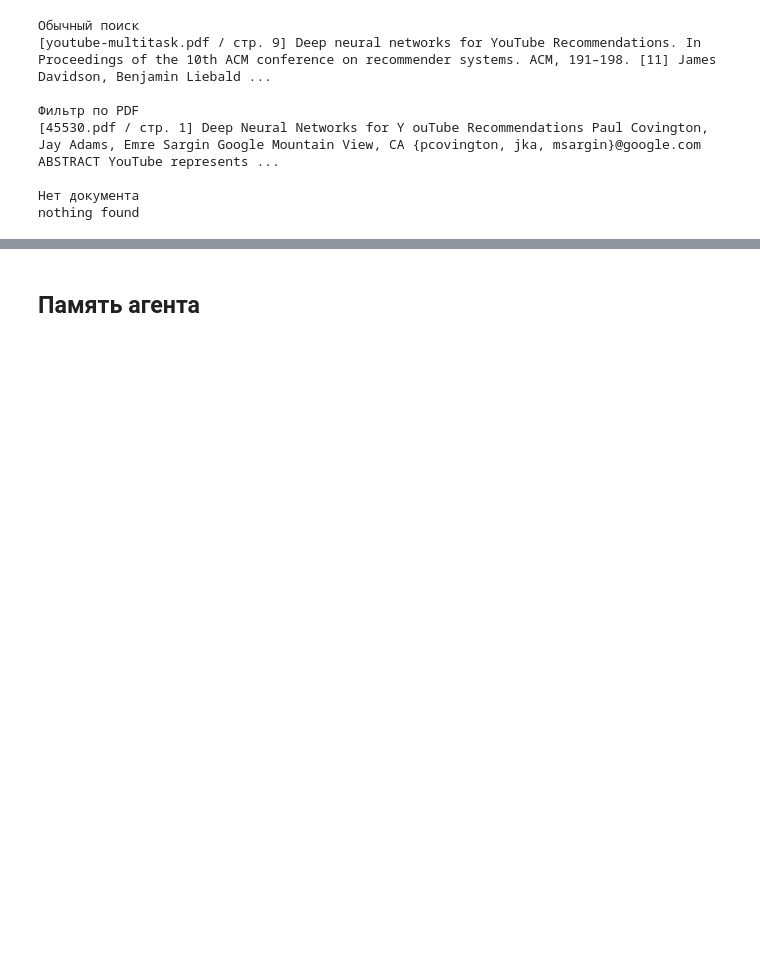
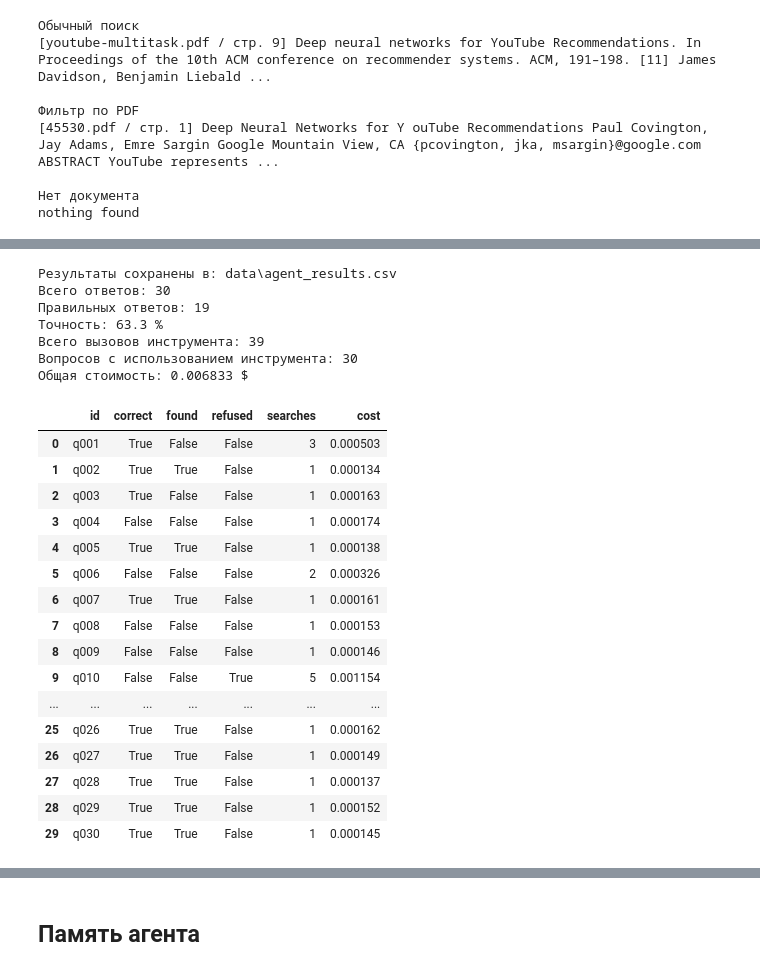
Before and after one commit to dshkkp/llm-rag-homework-02, a Jupyter notebook: homework02.ipynb, the cells around one changed output, grey strips where cells are left out. Drawn from its saved outputs; the diff is of its cells as text; code cells hidden in the pictures; blank space fills up the shorter version.

```diff
--- a/homework02.ipynb
+++ b/homework02.ipynb
@@ -848,0 +939,49 @@ nothing found
+# %%
+agent_path = DATA / "agent_results.csv"
+
+if agent_path.exists():
+    agent_results = pd.read_csv(agent_path)
+    print("Результаты загружены из файла.")
+
+else:
+    agent_results = evaluate( agent, tasks, "Агент + knowledge_base", MODELS["cheap"], workers=2)
+    errors = agent_results["answer"].str.startswith("ошибка:").sum()
+    if errors == 0:
+        agent_results.to_csv(agent_path, index=False)
+        print("Результаты сохранены в:", agent_path)
+    else:
+        print("Обнаружены ошибки:", errors)
+        print("Результаты пока не сохраняем.")
+
+print("Всего ответов:", len(agent_results))
+print("Правильных ответов:", agent_results["correct"].sum())
+print("Точность:", round(agent_results["correct"].mean() * 100, 1), "%")
+print("Всего вызовов инструмента:", agent_results["searches"].sum())
+print( "Вопросов с использованием инструмента:", (agent_results["searches"] > 0).sum())
+print("Общая стоимость:", round(agent_results["cost"].sum(), 6), "$")
+agent_results[ ["id", "correct", "found", "refused", "searches", "cost"]]
+# %% [output]
+Результаты сохранены в: data\agent_results.csv
+Всего ответов: 30
+Правильных ответов: 19
+Точность: 63.3 %
+Всего вызовов инструмента: 39
+Вопросов с использованием инструмента: 30
+Общая стоимость: 0.006833 $
+|  | id | correct | found | refused | searches | cost |
+| 0 | q001 | True | False | False | 3 | 0.000503 |
+| 1 | q002 | True | True | False | 1 | 0.000134 |
+| 2 | q003 | True | False | False | 1 | 0.000163 |
+| 3 | q004 | False | False | False | 1 | 0.000174 |
+| 4 | q005 | True | True | False | 1 | 0.000138 |
+| 5 | q006 | False | False | False | 2 | 0.000326 |
+| 6 | q007 | True | True | False | 1 | 0.000161 |
+| 7 | q008 | False | False | False | 1 | 0.000153 |
+| 8 | q009 | False | False | False | 1 | 0.000146 |
+| 9 | q010 | False | False | True | 5 | 0.001154 |
+| ... | ... | ... | ... | ... | ... | ... |
+| 25 | q026 | True | True | False | 1 | 0.000162 |
+| 26 | q027 | True | True | False | 1 | 0.000149 |
+| 27 | q028 | True | True | False | 1 | 0.000137 |
+| 28 | q029 | True | True | False | 1 | 0.000152 |
+| 29 | q030 | True | True | False | 1 | 0.000145 |
```
Also changed, not shown: parts of 24 cells of this notebook, 12 other files.
